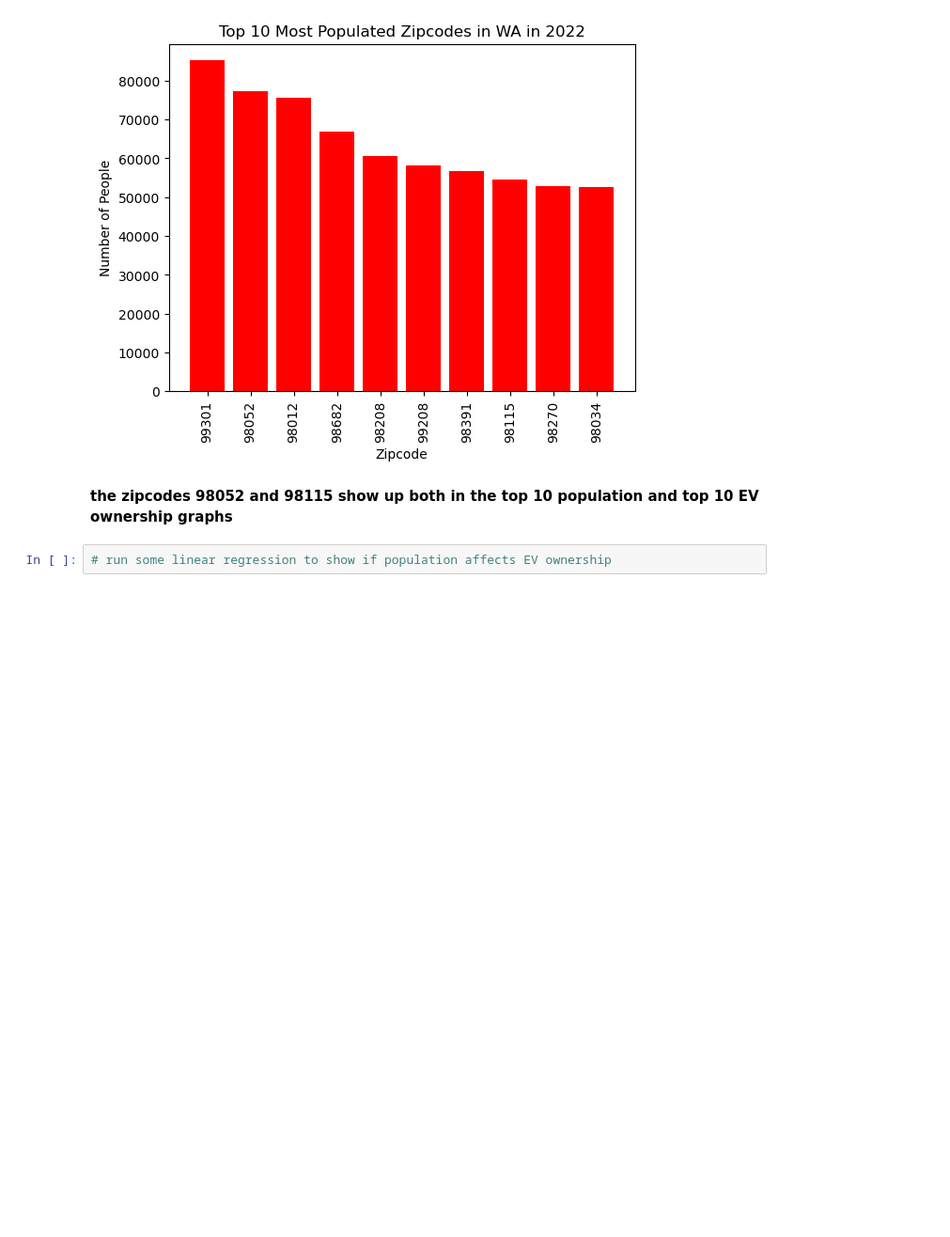
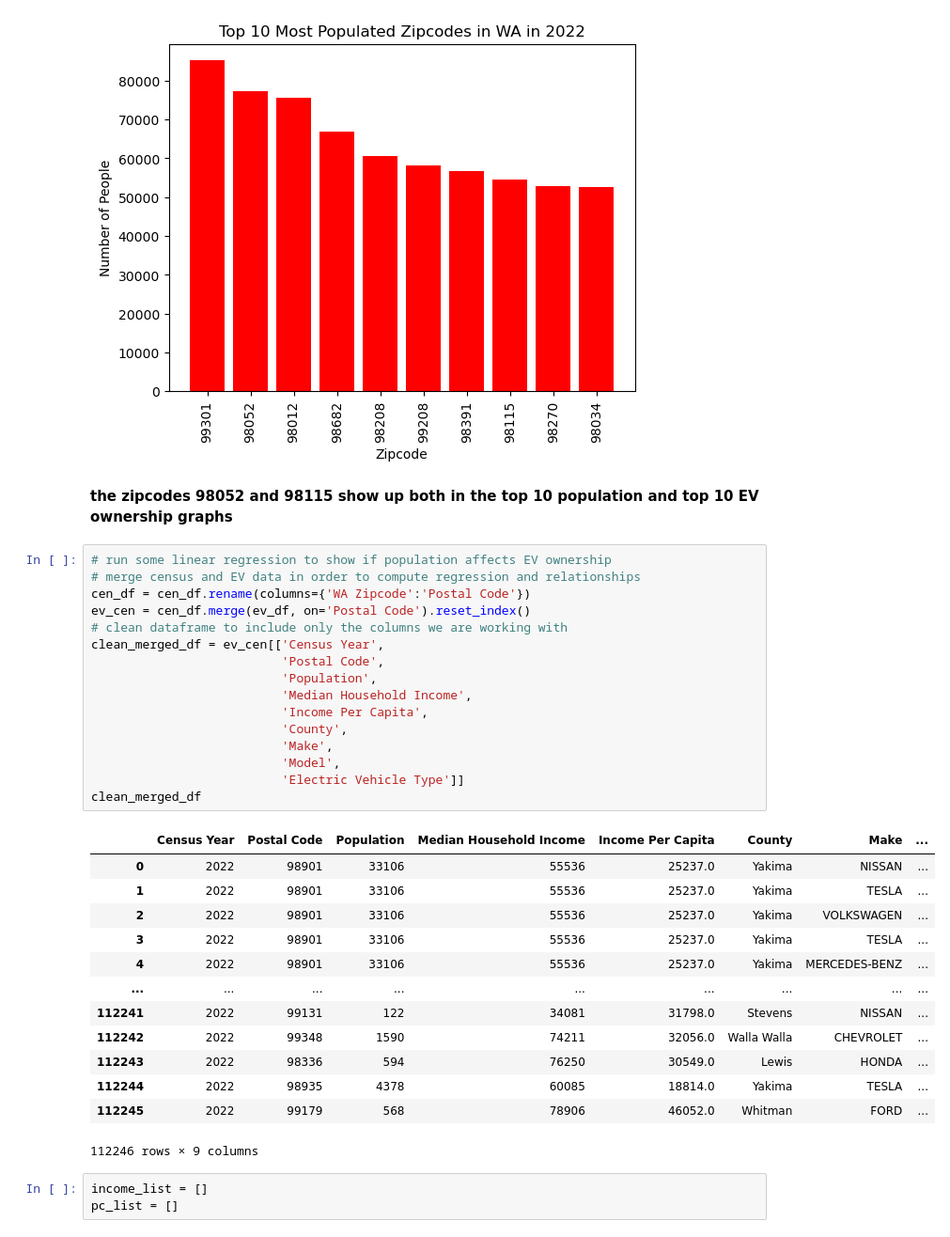
Before and after one commit to caelwillis/group-4-proj-1, a Jupyter notebook: Census-vs-EV-ownership.ipynb, the cells around one changed output. Shown: that part at 94% size. Drawn from its saved outputs; the diff is of its cells as text; blank space fills up the shorter version.

Commit message:
summary dataframes for ev vs census

```diff
--- a/Census-vs-EV-ownership.ipynb
+++ b/Census-vs-EV-ownership.ipynb
@@ -83,3 +83,34 @@ plt.show()
 **the zipcodes 98052 and 98115 show up both in the top 10 population and top 10 EV ownership graphs**
 # %%
 # run some linear regression to show if population affects EV ownership
+# merge census and EV data in order to compute regression and relationships
+cen_df = cen_df.rename(columns={'WA Zipcode':'Postal Code'})
+ev_cen = cen_df.merge(ev_df, on='Postal Code').reset_index()
+# clean dataframe to include only the columns we are working with
+clean_merged_df = ev_cen[['Census Year',
+                          'Postal Code',
+                          'Population',
+                          'Median Household Income',
+                          'Income Per Capita',
+                          'County',
+                          'Make',
+                          'Model',
+                          'Electric Vehicle Type']]
+clean_merged_df
+# %% [output]
+|  | Census Year | Postal Code | Population | Median Household Income | Income Per Capita | County | Make | ... |
+| 0 | 2022 | 98901 | 33106 | 55536 | 25237.0 | Yakima | NISSAN | ... |
+| 1 | 2022 | 98901 | 33106 | 55536 | 25237.0 | Yakima | TESLA | ... |
+| 2 | 2022 | 98901 | 33106 | 55536 | 25237.0 | Yakima | VOLKSWAGEN | ... |
+| 3 | 2022 | 98901 | 33106 | 55536 | 25237.0 | Yakima | TESLA | ... |
+| 4 | 2022 | 98901 | 33106 | 55536 | 25237.0 | Yakima | MERCEDES-BENZ | ... |
+| ... | ... | ... | ... | ... | ... | ... | ... | ... |
+| 112241 | 2022 | 99131 | 122 | 34081 | 31798.0 | Stevens | NISSAN | ... |
+| 112242 | 2022 | 99348 | 1590 | 74211 | 32056.0 | Walla Walla | CHEVROLET | ... |
+| 112243 | 2022 | 98336 | 594 | 76250 | 30549.0 | Lewis | HONDA | ... |
+| 112244 | 2022 | 98935 | 4378 | 60085 | 18814.0 | Yakima | TESLA | ... |
+| 112245 | 2022 | 99179 | 568 | 78906 | 46052.0 | Whitman | FORD | ... |
+112246 rows × 9 columns
+# %%
+income_list = []
+pc_list = []
```
Also changed, not shown: parts of 8 cells of this notebook.
